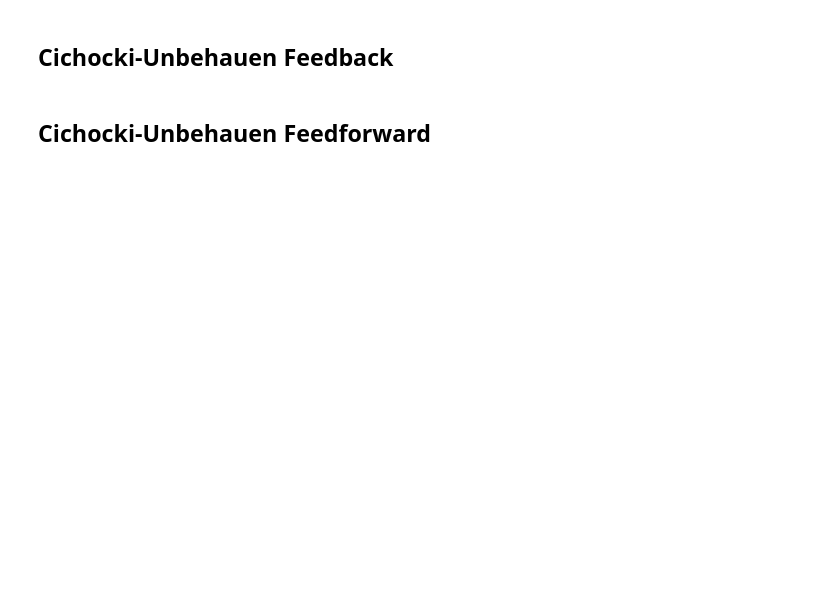
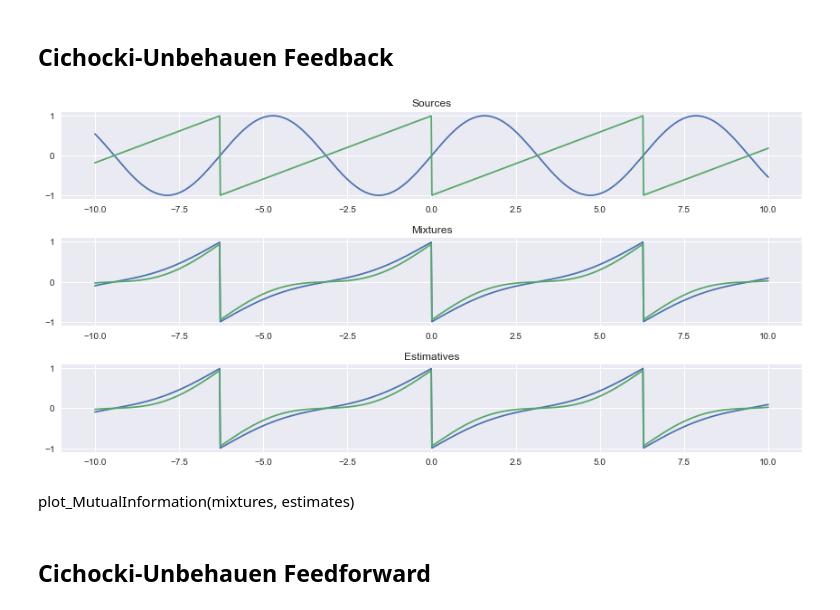
Before and after one commit to crucis/ICA, a Jupyter notebook: Test.ipynb, the cells around one changed output. Saved outputs shown, nothing was run; the diff lists cells and outputs as text; code cells hidden in the pictures; blank space fills up the shorter version.

```diff
--- a/Test.ipynb
+++ b/Test.ipynb
@@ -74,16 +54,18 @@ ValueError: range parameter must be finite.
 # %% [markdown]
 ## Cichocki-Unbehauen Feedback
 # %%
-estimates, W = cichocki_Feedback(mixtures, runs= 2)
+estimates, W = cichocki_Feedback(mixtures, learningRate = 1e-7, decayRate = 1e-8, runs= 2)
 # %%
 fig, axes = plt.subplots(nrows = 3, ncols = 1, figsize = (12, 6))
 
 axes[0].plot(x, sources.T)
 axes[0].set_title('Sources')
 axes[1].plot(x, mixtures.T)
 axes[1].set_title('Mixtures')
-axes[2].plot(x, estimates.T)
+axes[2].plot(x, np.dot(W,mixtures).T)
 axes[2].set_title('Estimatives')
 
 fig.tight_layout()
 fig.show()
+# %% [output]
+[figure, added]
@@ -92,3 +72,5 @@ plot_MutualInformation(mixtures, estimates)
+# %% [markdown]
+plot_MutualInformation(mixtures, estimates)
 # %% [markdown]
 ## Cichocki-Unbehauen Feedforward
 # %%
```
Also changed, not shown: parts of 9 cells of this notebook, 2 other files.
